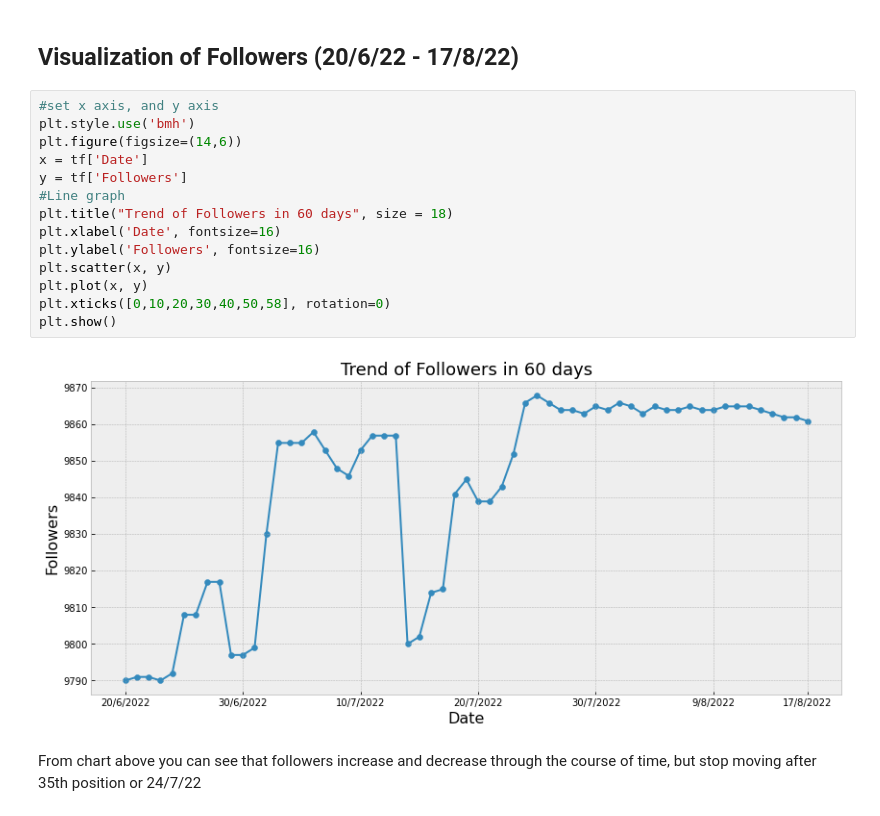
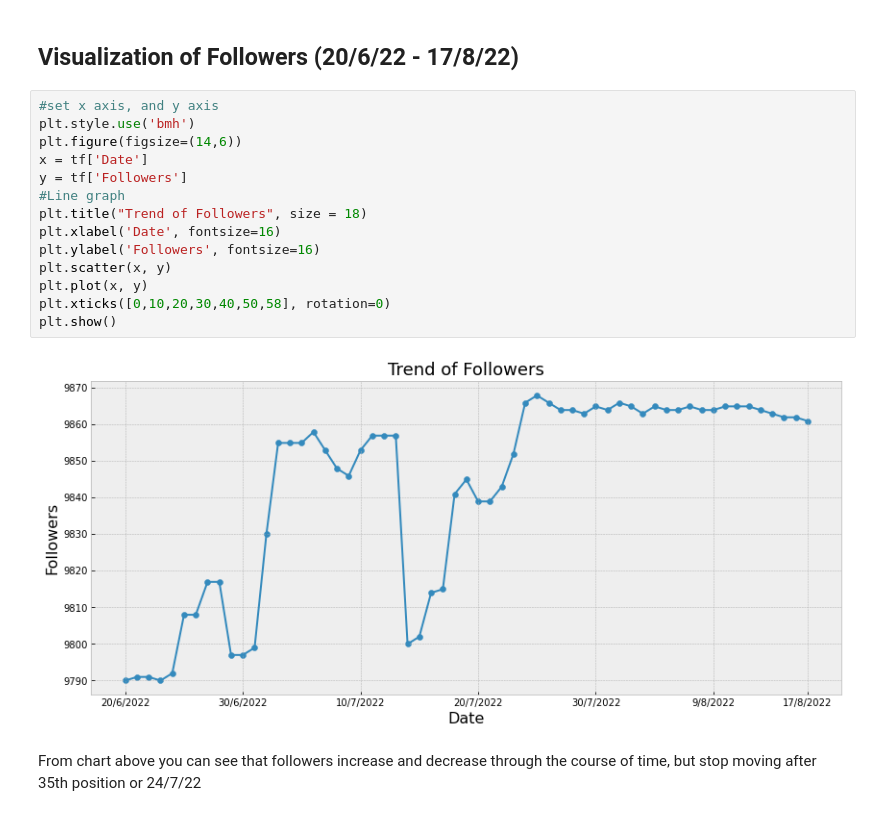
Before and after one commit to CoryMink/Tiktok_Projcect, a Jupyter notebook: Project_Final_PYT06.ipynb, the cells around one changed output. Cells and saved outputs as stored; diff of their text form.

```diff
--- a/Project_Final_PYT06.ipynb
+++ b/Project_Final_PYT06.ipynb
@@ -63,19 +63,19 @@ complete.head()
 # %%
 #set x axis, and y axis
 plt.style.use('bmh')
 plt.figure(figsize=(14,6))
 x = tf['Date']
 y = tf['Followers']
 #Line graph
-plt.title("Trend of Followers in 60 days", size = 18)
+plt.title("Trend of Followers", size = 18)
 plt.xlabel('Date', fontsize=16)
 plt.ylabel('Followers', fontsize=16)
 plt.scatter(x, y)
 plt.plot(x, y)
 plt.xticks([0,10,20,30,40,50,58], rotation=0)
 plt.show()
 # %% [output]
-[figure, old version]
+[figure, new version]
 # %% [markdown]
 From chart above you can see that followers increase and decrease through the course of time, but stop moving after 35th position  or 24/7/22
 # %% [markdown]
```
Also changed, not shown: parts of 8 cells of this notebook.
